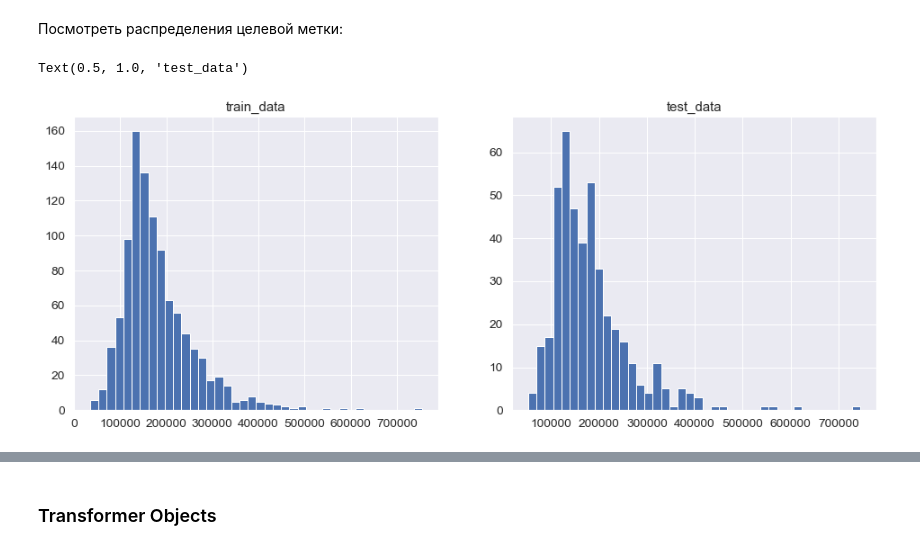
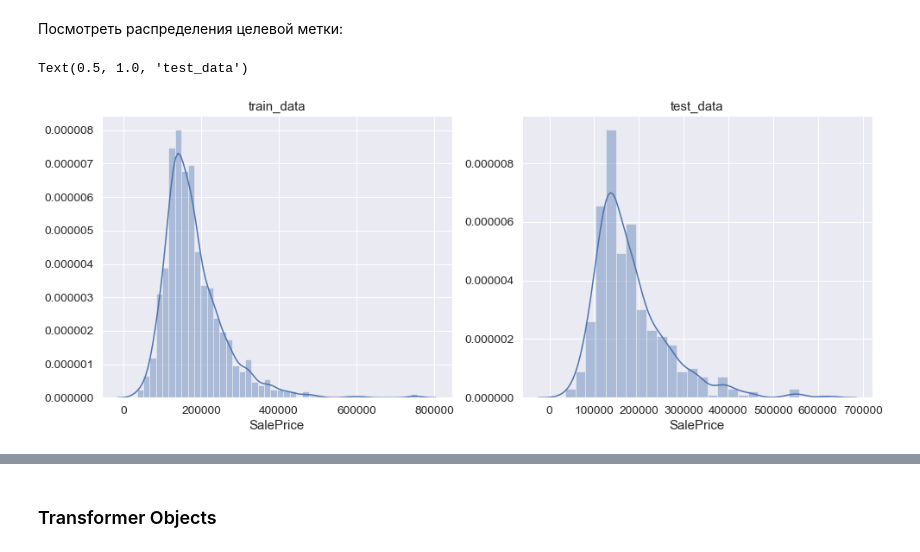
Before and after one commit to tarasovnm/house_prices, a Jupyter notebook: house_prices.ipynb, the cells around one changed output, grey strips where cells are left out. Cells and saved outputs as stored; diff of their text form; code cells hidden in the pictures.

```diff
--- a/house_prices.ipynb
+++ b/house_prices.ipynb
@@ -40,5 +31,8 @@ warnings.simplefilter('ignore')
 # %%
 train_data = pd.read_csv("data/train.csv")
+train_data = train_data.set_index("Id")
+test_data = pd.read_csv("data/test.csv")
+test_data = test_data.set_index("Id")
 # %%
 train_data.head()
 # %% [output]
@@ -182,0 +217,4 @@ data.plot.scatter(x=var, y='SalePrice', ylim=(0,800000));
+# %%
+#Deleting outliers
+train_data = train_data.drop(train_data[(train_data['GrLivArea']>4000) & (train_data['SalePrice']<300000)].index)
+train_data = train_data.drop(train_data[(train_data['TotalBsmtSF']>4000) & (train_data['SalePrice']<300000)].index)
@@ -240,0 +296,4 @@ TotRmsAbvGrd and GrLivArea аналогично
+# %%
+columns_to_remove = ['GarageArea', 'TotalBsmtSF', 'TotRmsAbvGrd']
+train_data = train_data.drop(columns_to_remove, axis=1)
+test_data = test_data.drop(columns_to_remove, axis=1)
@@ -247,7 +415,7 @@ TotRmsAbvGrd and GrLivArea аналогично
 # %% [markdown]
 ### Разделяем выборку на трейн и тест
 # %%
-X = train_data.drop(['SalePrice', 'Id'], axis=1)
+X = train_data.drop(['SalePrice'], axis=1)
 y = train_data['SalePrice']
 X.shape
 # %% [output]
@@ -268,13 +436,13 @@ X_train, X_test, y_train, y_test = train_test_split(X, y,
 # %%
 plt.figure(figsize=(16, 6))
 
 plt.subplot(1,2,1)
-plt.hist(y_train, bins=40)
+seaborn.distplot(y_train)
 plt.title('train_data')
 
 plt.subplot(1,2,2)
-plt.hist(y_test, bins=40)
+seaborn.distplot(y_test)
 plt.title('test_data')
 # %% [output]
 Text(0.5, 1.0, 'test_data')
-[figure, old version]
+[figure, new version]
```
Also changed, not shown: parts of 70 cells of this notebook, 2 other files.
